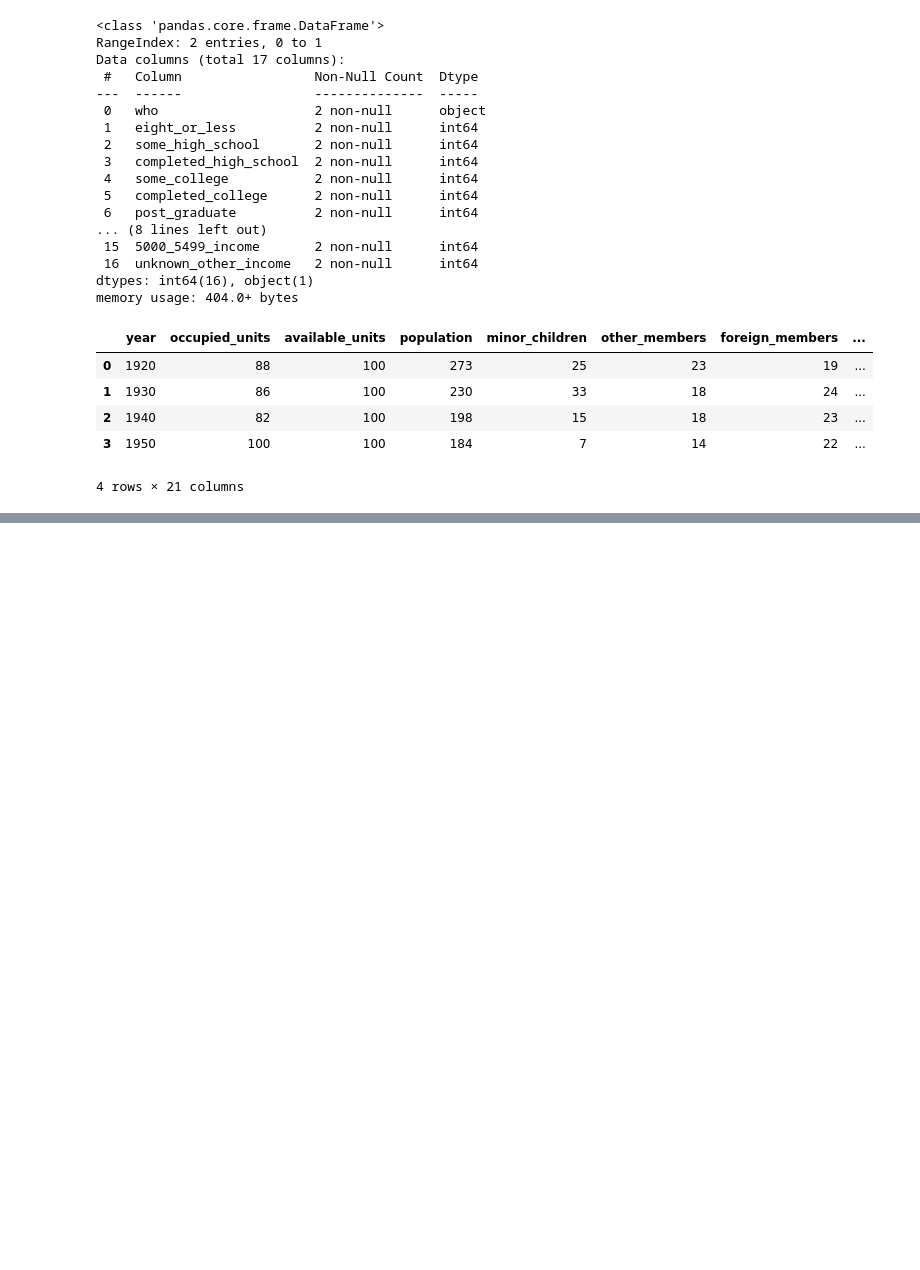
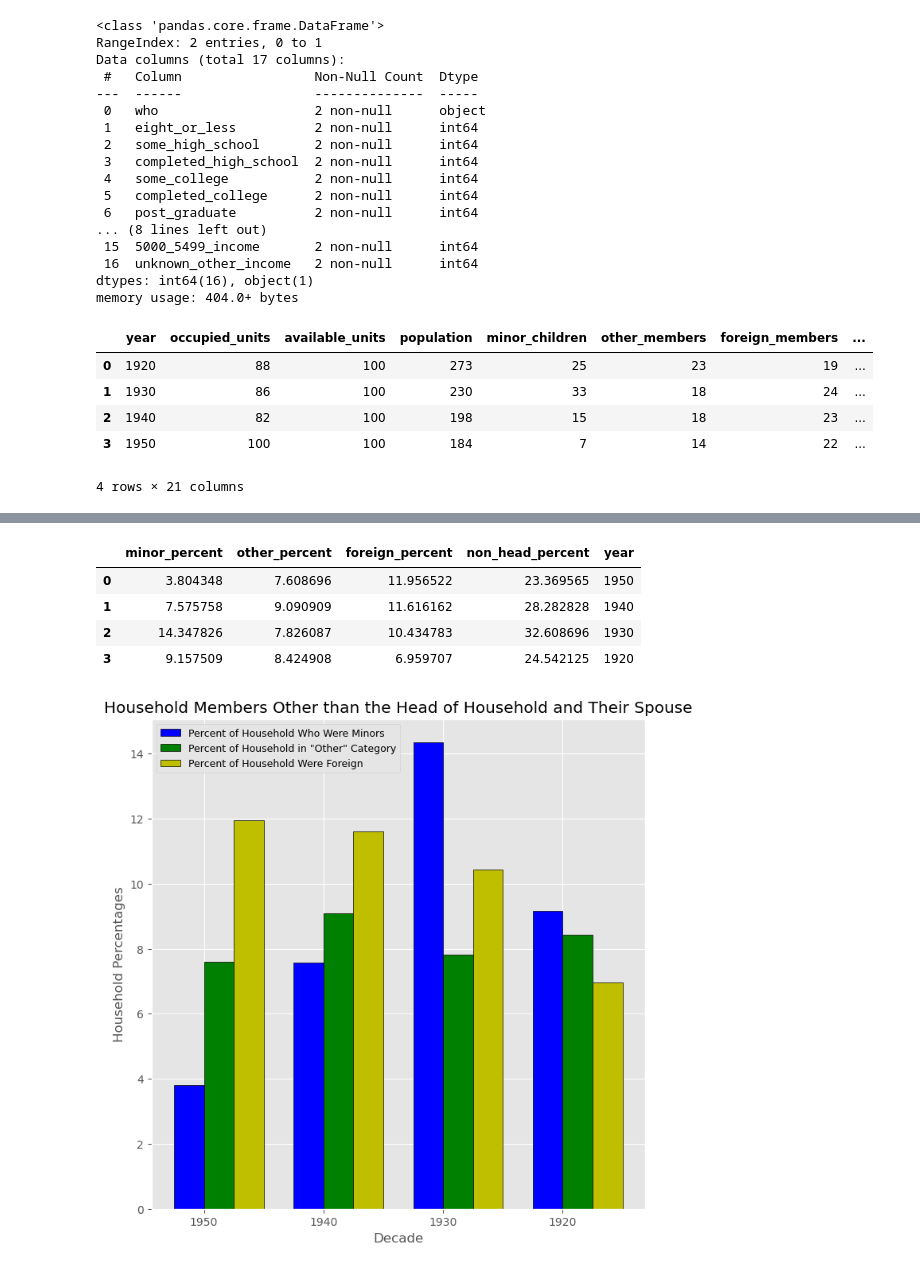
Before and after one commit to LDeYoung17/jackson-heights-analysis, a Jupyter notebook: notebooks/EDA.ipynb, the cells around one changed output, grey strips where cells are left out. Saved outputs shown, nothing was run; the diff lists cells and outputs as text; code cells hidden in the pictures; blank space fills up the shorter version.

```diff
--- a/notebooks/EDA.ipynb
+++ b/notebooks/EDA.ipynb
@@ -165,3 +179,44 @@ df_demo['foreign_percent'] = df_demo['foreign_members'] / df_demo['population']
+# %%
+df_demo_percentages = df_demo.groupby(['minor_percent', 'other_percent', 'foreign_percent', 'non_head_percent'])['year'].max().sort_values(ascending=False)
+df_demo_percentages = df_demo_percentages.reset_index().rename(columns={0: 'minor_percent', 1: 'other_percent', 2: 'foreign_percent', 3: 'non_head_percent', 'year': 'year'})
+#display(df_demo_percentages)
+n=4
+r = np.arange(n)
+width = 0.25
+plt.figure(figsize=(8, 8))
+plt.bar(r, df_demo_percentages['minor_percent'], color = 'b',
+        width = width, edgecolor = 'black',
+        label='Percent of Household Who Were Minors')
+
+plt.bar(r + width, df_demo_percentages['other_percent'], color = 'g',
+        width = width, edgecolor = 'black',
+        label='Percent of Household in "Other" Category')
+
+plt.bar(r + width*2, df_demo_percentages['foreign_percent'], color = 'y',
+        width = width, edgecolor = 'black',
+        label='Percent of Household Were Foreign')
+
+'''plt.bar(r + width*3, df_demo_percentages['non_head_percent'], color = 'r',
+        width = width, edgecolor = 'black',
+        label='Total Percent of Household Who Were Not Household Head')'''
+
+plt.xlabel('Decade')
+plt.ylabel('Household Percentages')
+plt.title('Household Members Other than the Head of Household and Their Spouse')
+
+
+# plt.grid(linestyle='--')
+plt.xticks(r + width/2,['1950', '1940', '1930', '1920'])
+plt.legend(loc='upper left', fontsize=9)
+
+plt.show()
+# %% [output]
+|  | minor_percent | other_percent | foreign_percent | non_head_percent | year |
+| 0 | 3.804348 | 7.608696 | 11.956522 | 23.369565 | 1950 |
+| 1 | 7.575758 | 9.090909 | 11.616162 | 28.282828 | 1940 |
+| 2 | 14.347826 | 7.826087 | 10.434783 | 32.608696 | 1930 |
+| 3 | 9.157509 | 8.424908 | 6.959707 | 24.542125 | 1920 |
+[figure, added]
 # %%
 display(df_demo)
 # %% [output]
```
Also changed, not shown: parts of 9 cells of this notebook.
